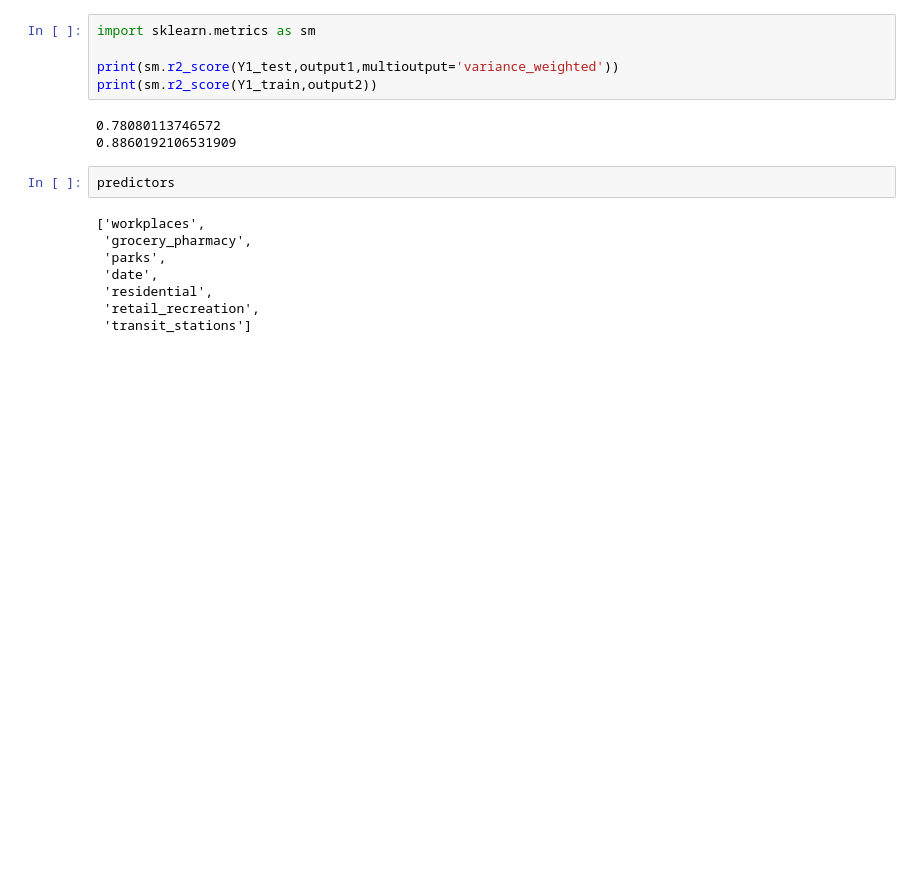
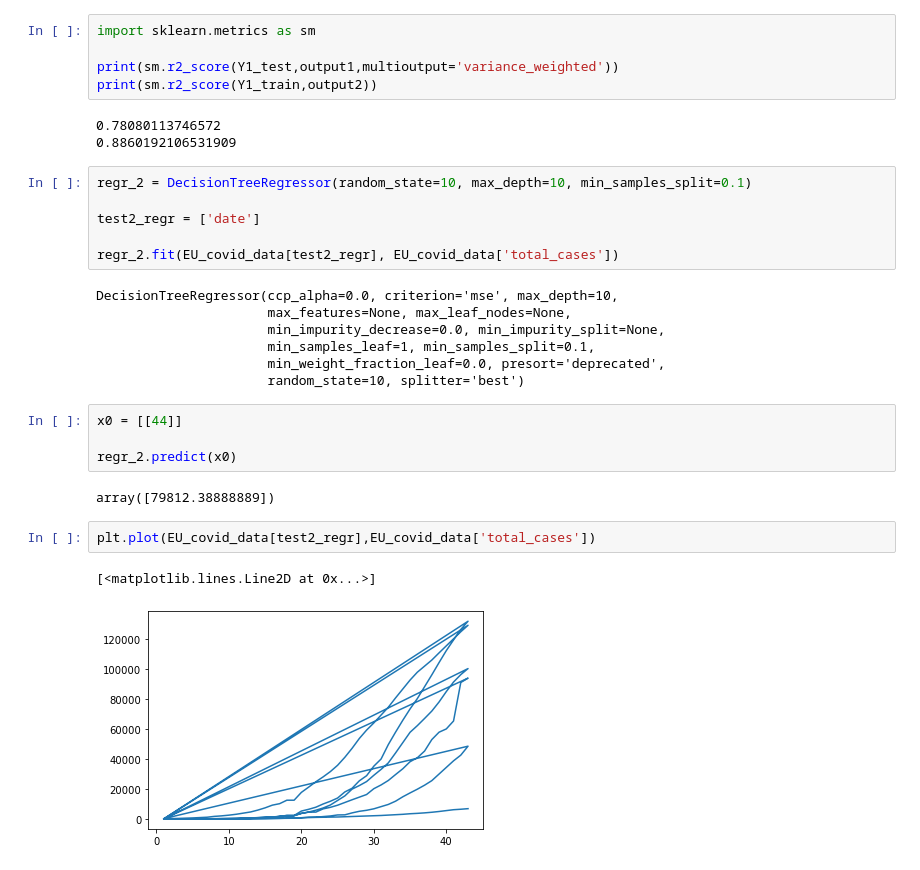
Before and after one commit to Pedrag1234/FEUP_IART_TP2, a Jupyter notebook: src/Decision_Tree.ipynb, the cells around one changed output. Saved outputs shown, nothing was run; the diff lists cells and outputs as text; blank space fills up the shorter version.

```diff
--- a/src/Decision_Tree.ipynb
+++ b/src/Decision_Tree.ipynb
@@ -176,13 +178,27 @@ print(sm.r2_score(Y1_train,output2))
 # %% [output]
 0.78080113746572
 0.8860192106531909
-# %%
-predictors
-# %% [output]
-['workplaces',
- 'grocery_pharmacy',
- 'parks',
- 'date',
- 'residential',
- 'retail_recreation',
- 'transit_stations']
+# %%
+regr_2 = DecisionTreeRegressor(random_state=10, max_depth=10, min_samples_split=0.1)
+
+test2_regr = ['date']
+
+regr_2.fit(EU_covid_data[test2_regr], EU_covid_data['total_cases'])
+# %% [output]
+DecisionTreeRegressor(ccp_alpha=0.0, criterion='mse', max_depth=10,
+                      max_features=None, max_leaf_nodes=None,
+                      min_impurity_decrease=0.0, min_impurity_split=None,
+                      min_samples_leaf=1, min_samples_split=0.1,
+                      min_weight_fraction_leaf=0.0, presort='deprecated',
+                      random_state=10, splitter='best')
+# %%
+x0 = [[44]]
+
+regr_2.predict(x0)
+# %% [output]
+array([79812.38888889])
+# %%
+plt.plot(EU_covid_data[test2_regr],EU_covid_data['total_cases'])
+# %% [output]
+[<matplotlib.lines.Line2D at 0x...>]
+[figure, added]
```
Also changed, not shown: parts of 3 cells of this notebook, 2 other files.
